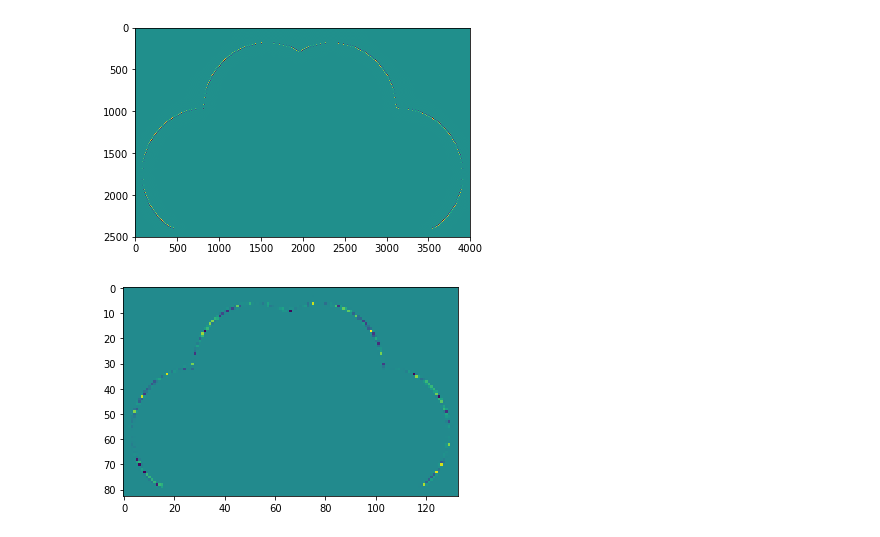
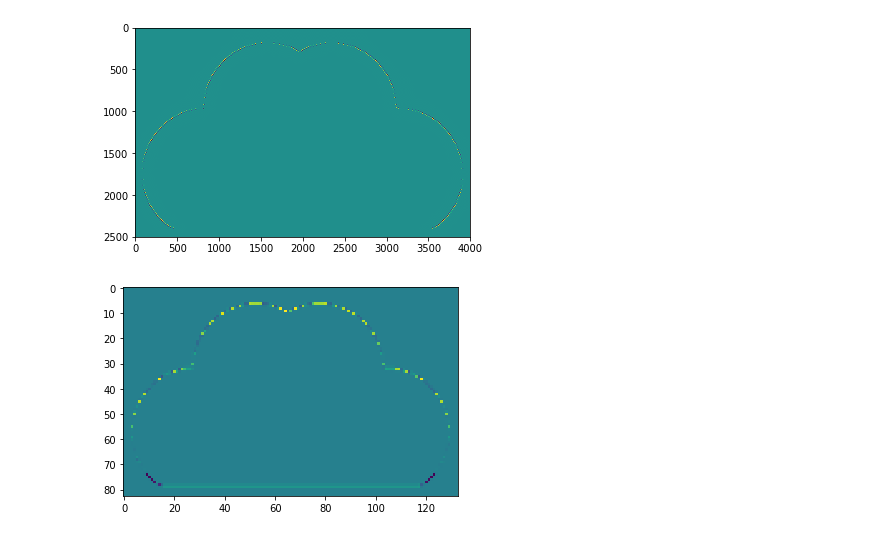
Before and after one commit to jacarolan/Research, a Jupyter notebook: full-program/Full Program.ipynb, the cells around one changed output. Drawn from its saved outputs; the diff is of its cells as text; code cells hidden in the pictures.

Commit message:
Implemented jacobian for affine linear transformations

```diff
--- a/full-program/Full Program.ipynb
+++ b/full-program/Full Program.ipynb
@@ -54,46 +54,52 @@ plt.show()
 # (p3 p4)
 # Which defines a linear transformation about the center, (p5, p6) is translation in (x, y)
 def trafo(T, p, w, h):
+    # The jacobian of the mapping
+    def J(x, y):
+        return np.array([[p[0], p[1]], [p[2], p[3]]])
+
     def ev(x, y, dx=0, dy=0):
 
         # Translate to center
-        x0 = x - w // 2
-        y0 = y - h // 2
+        x0 = (x - w // 2) / w
+        y0 = (y - h // 2) / h
 
         #Apply transformation and translation
-        x = p[0] * x0 + p[1] * y0 + w // 2 - p[4]
-        y = p[2] * x0 + p[3] * y0 + h // 2 - p[5]
+        x = (p[0] * x0 + p[1] * y0)*w + w // 2 - p[4]
+        y = (p[2] * x0 + p[3] * y0)*h + h // 2 - p[5]
 
         if dx == 0 and dy == 0:
             return T(x, y)
         elif dx == 1 and dy == 0:
-            return T(x, y, dx=1) * p[0] + T(x, y, dy=1) * p[2]
+            jac = J(x, y)
+            return T(x, y, dx=1) * jac[0][0] + T(x, y, dy=1) * jac[1][0]
         elif dx == 0 and dy == 1:
-            return T(x, y, dx=1) * p[1] + T(x, y, dy=1) * p[3]
+            jac = J(x, y)
+            return T(x, y, dx=1) * jac[0][1] + T(x, y, dy=1) * jac[1][1]
         elif dx == 1 and dy == 1:
             return p[3] * (T(x, y, dx=2) * p[2] + T(x, y, dx=1, dy=1) * p[0]) + p[1] * (T(x, y, dx=2) * p[2] + T(x, y, dx=1, dy=1) * p[0]) # Second derivatives on f/g are 0
         return 0
 
     def mapped_T(x, y, dx=0, dy=0):
         if isinstance(x, (int, float)) and isinstance(y, (float, int)):
             return ev(x, y, dx=dx, dy=dy)
         elif isinstance(x, np.ndarray) and isinstance(y, np.ndarray):
             # We need to handle broadcasting ourselves to avoid skewing
             out_grid = np.zeros((len(x), len(y)))
             for xi in range(len(x)):
                 for yi in range(len(y)):
                     out_grid[xi][yi] = ev(x[xi], y[yi], dx=dx, dy=dy)
             return out_grid
 
     return mapped_T
 
 T_transformed = trafo(T, [1, 0, 0, 1, 0, 0], w, h)
 # Plot the transformed T
-Z = T_transformed(np.linspace(0,w-1, w // 3), np.linspace(0, h-1, h//3), dx=1, dy=1) # evaluation of the function on the grid
+Z = T_transformed(np.linspace(0,w-1, w // 3), np.linspace(0, h-1, h//3), dy=1) # evaluation of the function on the grid
 plt.imshow(Z.T) # drawing the function
 plt.show()
 # %% [output]
-[figure, old version]
+[figure, new version]
 # %%
 # The "cost" associated with a particular transformation
 # TODO: implement spline-based transformations to allow derivatives to be computed
```
